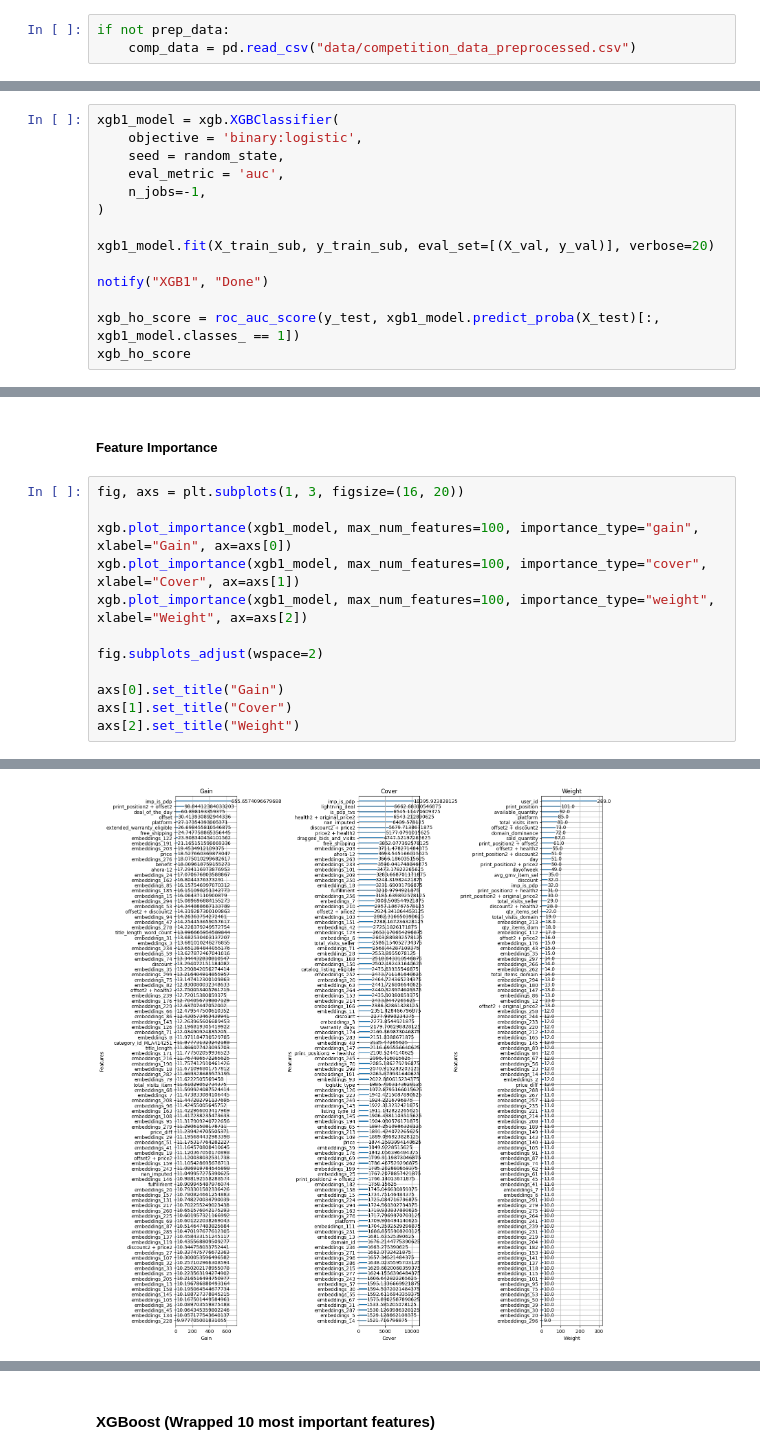
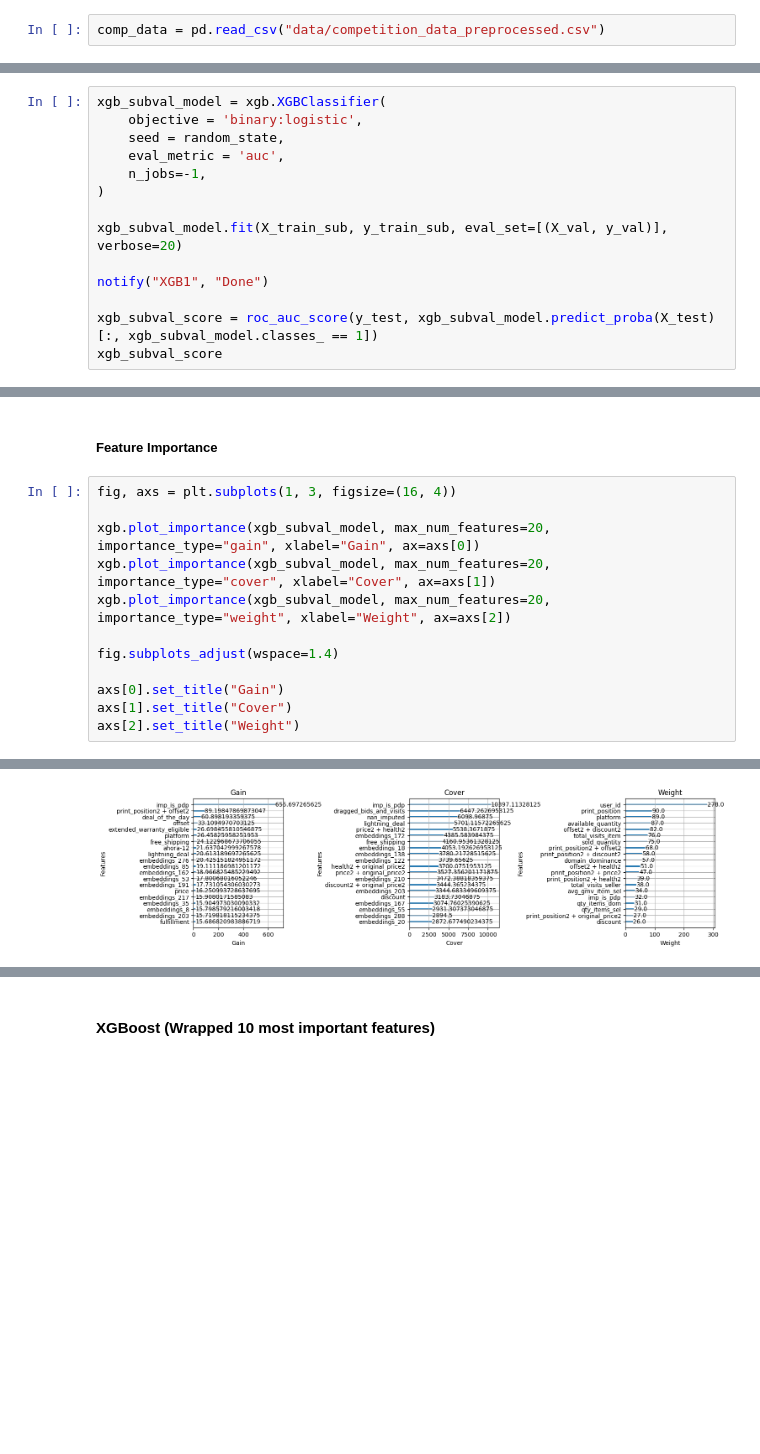
Before and after one commit to IgnacioPardo/TP2_TDVI, a Jupyter notebook: src/entrega.ipynb, the cells around one changed output, grey strips where cells are left out. Saved outputs shown, nothing was run; the diff lists cells and outputs as text; blank space fills up the shorter version.

```diff
--- a/src/entrega.ipynb
+++ b/src/entrega.ipynb
@@ -735,8 +786,7 @@ display_colnames(comp_data)
 # %%
 comp_data.to_csv("data/competition_data_preprocessed.csv", index=False)
 # %%
-if not prep_data:
-    comp_data = pd.read_csv("data/competition_data_preprocessed.csv")
+comp_data = pd.read_csv("data/competition_data_preprocessed.csv")
 # %% [markdown]
 ## Prep Data to Train, Test and Submit
 # %% [markdown]
@@ -860,18 +929,18 @@ X_train_sub, X_val, y_train_sub, y_val = train_test_split(X_train, y_train, test
 # %% [markdown]
 #### XGBoost (Default params, Holdout Sub Validation Set)
 # %%
-xgb1_model = xgb.XGBClassifier(
+xgb_subval_model = xgb.XGBClassifier(
     objective = 'binary:logistic',
     seed = random_state,
     eval_metric = 'auc',
     n_jobs=-1,
 )
 
-xgb1_model.fit(X_train_sub, y_train_sub, eval_set=[(X_val, y_val)], verbose=20)
+xgb_subval_model.fit(X_train_sub, y_train_sub, eval_set=[(X_val, y_val)], verbose=20)
 
 notify("XGB1", "Done")
 
-xgb_ho_score = roc_auc_score(y_test, xgb1_model.predict_proba(X_test)[:, xgb1_model.classes_ == 1])
-xgb_ho_score
+xgb_subval_score = roc_auc_score(y_test, xgb_subval_model.predict_proba(X_test)[:, xgb_subval_model.classes_ == 1])
+xgb_subval_score
 # %% [output]
 [0]     validation_0-auc:0.86066
@@ -884,19 +953,19 @@ xgb_ho_score
 # %% [markdown]
 ##### Feature Importance
 # %%
-fig, axs = plt.subplots(1, 3, figsize=(16, 20))
+fig, axs = plt.subplots(1, 3, figsize=(16, 4))
 
-xgb.plot_importance(xgb1_model, max_num_features=100, importance_type="gain", xlabel="Gain", ax=axs[0])
-xgb.plot_importance(xgb1_model, max_num_features=100, importance_type="cover", xlabel="Cover", ax=axs[1])
-xgb.plot_importance(xgb1_model, max_num_features=100, importance_type="weight", xlabel="Weight", ax=axs[2])
+xgb.plot_importance(xgb_subval_model, max_num_features=20, importance_type="gain", xlabel="Gain", ax=axs[0])
+xgb.plot_importance(xgb_subval_model, max_num_features=20, importance_type="cover", xlabel="Cover", ax=axs[1])
+xgb.plot_importance(xgb_subval_model, max_num_features=20, importance_type="weight", xlabel="Weight", ax=axs[2])
 
-fig.subplots_adjust(wspace=2)
+fig.subplots_adjust(wspace=1.4)
 
 axs[0].set_title("Gain")
 axs[1].set_title("Cover")
 axs[2].set_title("Weight")
 # %% [output]
 Text(0.5, 1.0, 'Weight')
-[figure, old version]
+[figure, new version]
 # %%
 feature_importances = pd.DataFrame(
```
Also changed, not shown: parts of 73 cells of this notebook, 8 other files.
